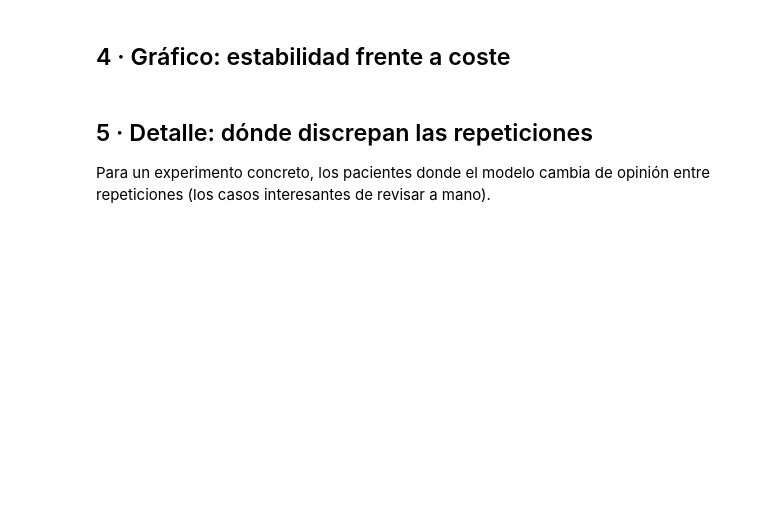
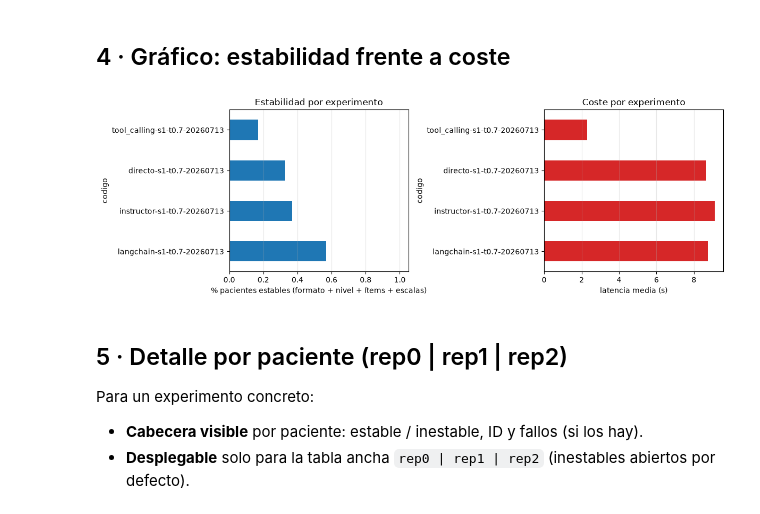
Before and after one commit to detorrespa/Prototipo_Tesis, a Jupyter notebook: 05_comparacion_experimentos.ipynb, the cells around one changed output. Saved outputs shown, nothing was run; the diff lists cells and outputs as text; code cells hidden in the pictures; blank space fills up the shorter version.

```diff
--- a/05_comparacion_experimentos.ipynb
+++ b/05_comparacion_experimentos.ipynb
@@ -36,0 +51,16 @@ df.groupby("codigo").agg(
+# %%
+SELECCION = [0, 1, 2, 3]   # índices i de la tabla de arriba
+CODIGOS = None
+
+if CODIGOS:
+    elegidos = list(CODIGOS)
+else:
+    elegidos = catalogo.loc[SELECCION, "codigo"].tolist()
+
+df = df[df["codigo"].isin(elegidos)].copy()
+
+print(f"Comparando {len(elegidos)} experimento(s) · {len(df)} anotaciones:\n")
+for c in elegidos:
+    n = (df["codigo"] == c).sum()
+    b = catalogo.loc[catalogo["codigo"] == c, "backend"].iloc[0]
+    print(f"  [{b:16}] {c}  ({n} filas)")
@@ -73,20 +160,25 @@ comparativa
 # %%
 fig, ax = plt.subplots(1, 2, figsize=(12, 4))
 
-comparativa["acuerdo_nivel"].plot.barh(ax=ax[0], color="tab:blue")
+comparativa["pct_estable"].plot.barh(ax=ax[0], color="tab:blue")
 ax[0].set_xlim(0, 1.05)
-ax[0].set_xlabel("acuerdo del nivel de alerta (1.0 = estable)")
+ax[0].set_xlabel("% pacientes estables (formato + nivel + ítems + escalas)")
 ax[0].set_title("Estabilidad por experimento")
 ax[0].grid(alpha=0.3, axis="x")
 
 comparativa["latencia_media"].plot.barh(ax=ax[1], color="tab:red")
 ax[1].set_xlabel("latencia media (s)")
 ax[1].set_title("Coste por experimento")
 ax[1].grid(alpha=0.3, axis="x")
 
 plt.tight_layout(); plt.show()
+# %% [output]
+[figure, added]
 # %% [markdown]
-## 5 · Detalle: dónde discrepan las repeticiones
+## 5 · Detalle por paciente (rep0 | rep1 | rep2)
 
-Para un experimento concreto, los pacientes donde el modelo cambia de opinión entre repeticiones (los casos interesantes de revisar a mano).
+Para un experimento concreto:
+
+- **Cabecera visible** por paciente: estable / inestable, ID y fallos (si los hay).
+- **Desplegable** solo para la tabla ancha `rep0 | rep1 | rep2` (inestables abiertos por defecto).
 # %%
```
Also changed, not shown: parts of 8 cells of this notebook, 6 other files.
